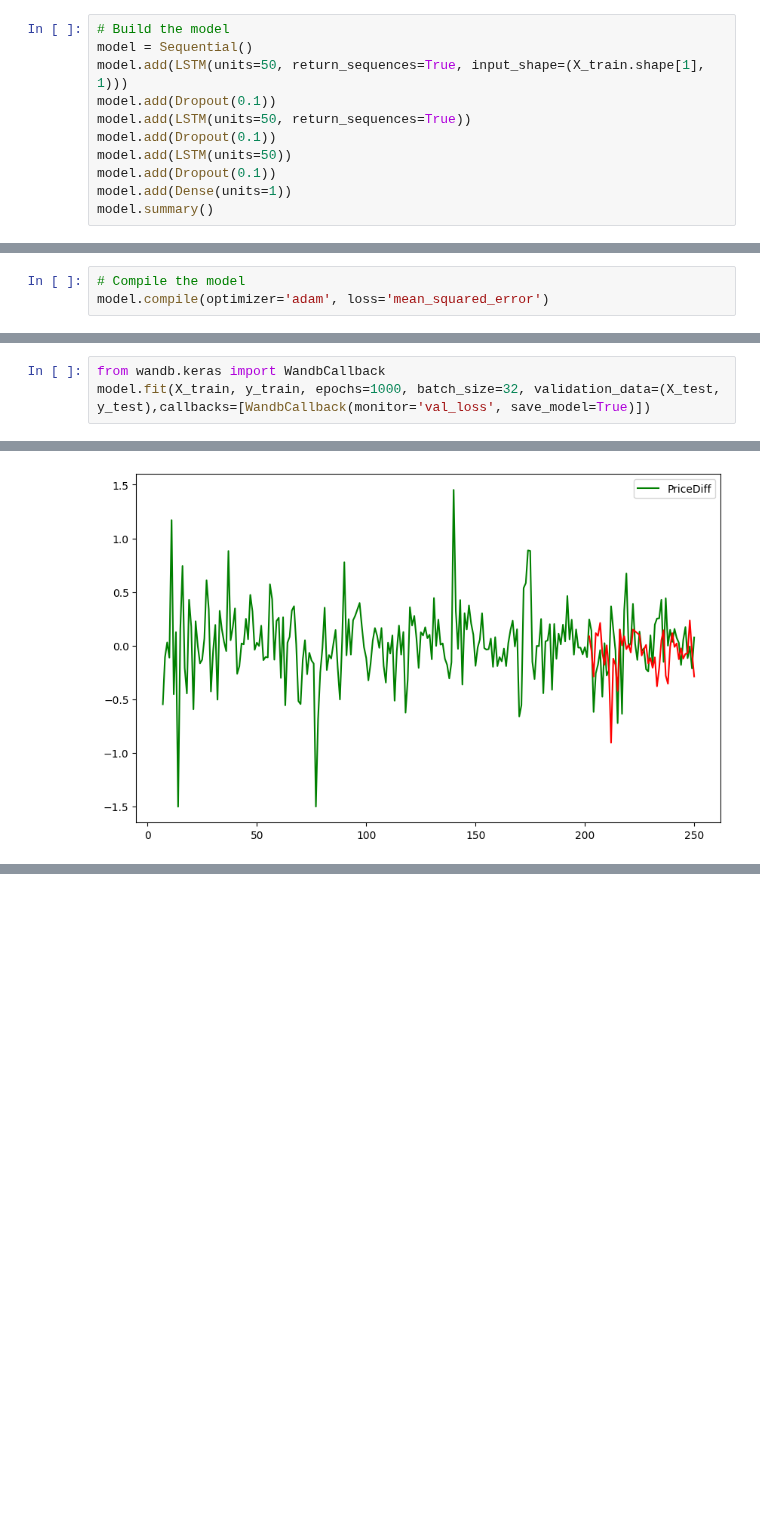
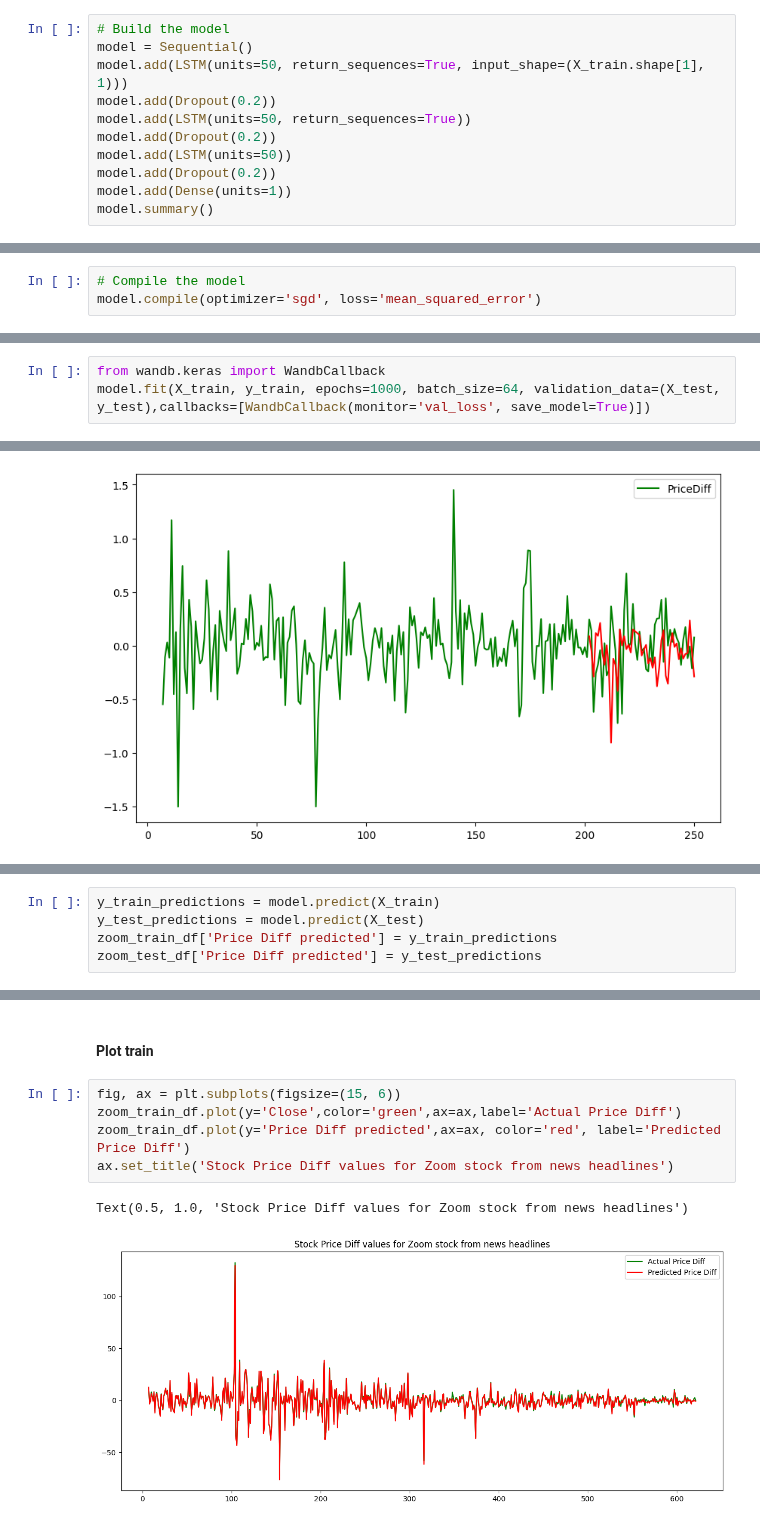
Before and after one commit to odemuno/IDL-finance-project, a Jupyter notebook: train.ipynb, the cells around one changed output, grey strips where cells are left out. Saved outputs shown, nothing was run; the diff lists cells and outputs as text; blank space fills up the shorter version.

Commit message:
Trained with Zoom data

```diff
--- a/train.ipynb
+++ b/train.ipynb
@@ -64,11 +138,11 @@ y_test = stock_Y.loc["2016-09-01":]
 # Build the model
 model = Sequential()
 model.add(LSTM(units=50, return_sequences=True, input_shape=(X_train.shape[1], 1)))
-model.add(Dropout(0.1))
+model.add(Dropout(0.2))
 model.add(LSTM(units=50, return_sequences=True))
-model.add(Dropout(0.1))
+model.add(Dropout(0.2))
 model.add(LSTM(units=50))
-model.add(Dropout(0.1))
+model.add(Dropout(0.2))
 model.add(Dense(units=1))
 model.summary()
 # %% [output]
@@ -95,7 +169,7 @@ _________________________________________________________________
 #### Compile the model
 # %%
 # Compile the model
-model.compile(optimizer='adam', loss='mean_squared_error')
+model.compile(optimizer='sgd', loss='mean_squared_error')
 # %% [markdown]
 #### Initialize wandb run
 # %%
@@ -133,4 +191,4 @@ View run at https://wandb.ai/introdl/idl-finance/runs/v1koz91o
 #### Train the model
 # %%
 from wandb.keras import WandbCallback
-model.fit(X_train, y_train, epochs=1000, batch_size=32, validation_data=(X_test, y_test),callbacks=[WandbCallback(monitor='val_loss', save_model=True)])
+model.fit(X_train, y_train, epochs=1000, batch_size=64, validation_data=(X_test, y_test),callbacks=[WandbCallback(monitor='val_loss', save_model=True)])
@@ -199,0 +232,5 @@ stock_prediction_df.loc['2016-08-01':, 'Predicted Price Diff'].plot(ax=ax, color
+# %%
+y_train_predictions = model.predict(X_train)
+y_test_predictions = model.predict(X_test)
+zoom_train_df['Price Diff predicted'] = y_train_predictions
+zoom_test_df['Price Diff predicted'] = y_test_predictions
@@ -199,0 +240,10 @@ stock_prediction_df.loc['2016-08-01':, 'Predicted Price Diff'].plot(ax=ax, color
+# %% [markdown]
+#### Plot train
+# %%
+fig, ax = plt.subplots(figsize=(15, 6))
+zoom_train_df.plot(y='Close',color='green',ax=ax,label='Actual Price Diff')
+zoom_train_df.plot(y='Price Diff predicted',ax=ax, color='red', label='Predicted Price Diff')
+ax.set_title('Stock Price Diff values for Zoom stock from news headlines')
+# %% [output]
+Text(0.5, 1.0, 'Stock Price Diff values for Zoom stock from news headlines')
+[figure, added]
```
Also changed, not shown: parts of 27 cells of this notebook, 26 other files.
